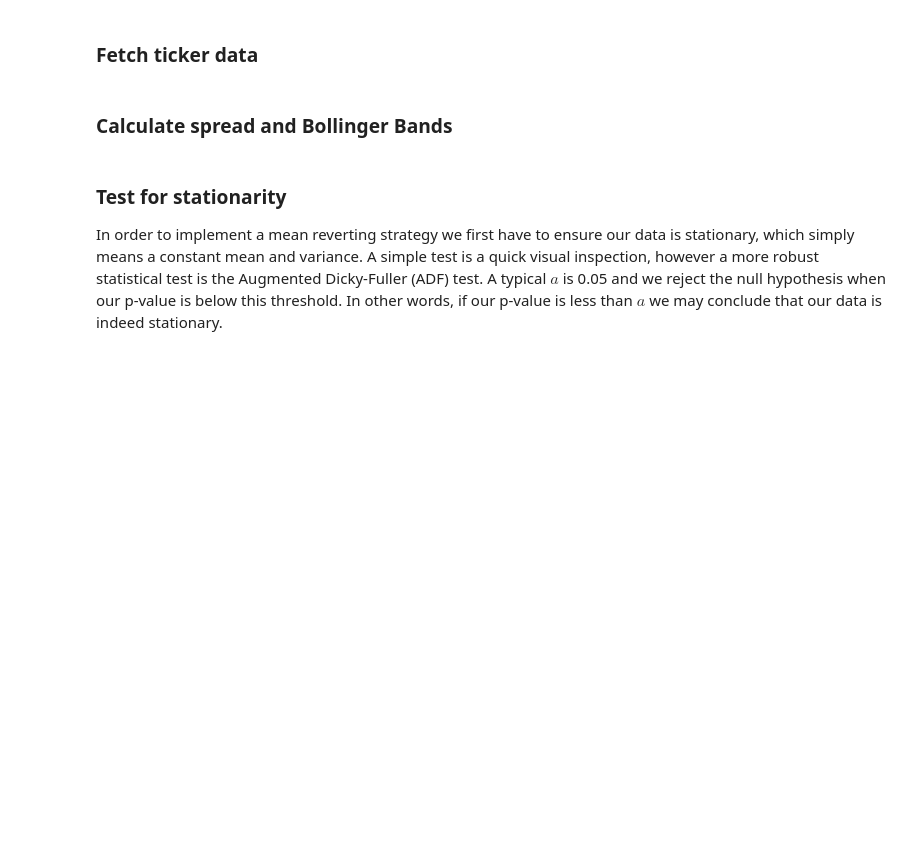
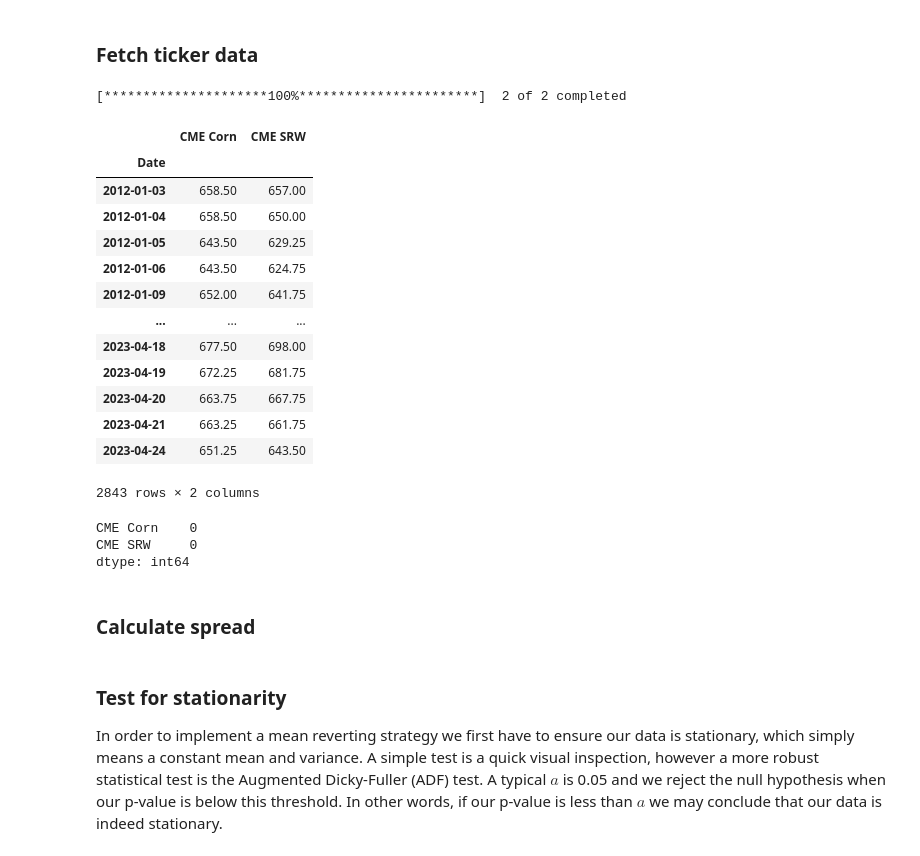
Before and after one commit to vzinkovski/commodities_mean_reversion_pairs_trading, a Jupyter notebook: pairs_trading_mean_reversion.ipynb, the cells around one changed output. Drawn from its saved outputs; the diff is of its cells as text; code cells hidden in the pictures; blank space fills up the shorter version.

```diff
--- a/pairs_trading_mean_reversion.ipynb
+++ b/pairs_trading_mean_reversion.ipynb
@@ -54,6 +55,31 @@ def create_pairs_df(product1_name, product1_ticker, product2_name, product2_tick
   pairs_df.fillna(method='ffill', inplace=True)
 
   return pairs_df
+# %%
+pairs_df = create_pairs_df(product1_name, product1_ticker, product2_name, product2_ticker)
+pairs_df
+# %% [output]
+[*********************100%***********************]  2 of 2 completed
+|  | CME Corn | CME SRW |
+| Date |  |  |
+| 2012-01-03 | 658.50 | 657.00 |
+| 2012-01-04 | 658.50 | 650.00 |
+| 2012-01-05 | 643.50 | 629.25 |
+| 2012-01-06 | 643.50 | 624.75 |
+| 2012-01-09 | 652.00 | 641.75 |
+| ... | ... | ... |
+| 2023-04-18 | 677.50 | 698.00 |
+| 2023-04-19 | 672.25 | 681.75 |
+| 2023-04-20 | 663.75 | 667.75 |
+| 2023-04-21 | 663.25 | 661.75 |
+| 2023-04-24 | 651.25 | 643.50 |
+2843 rows × 2 columns
+# %%
+pairs_df.isna().sum()
+# %% [output]
+CME Corn    0
+CME SRW     0
+dtype: int64
 # %% [markdown]
-### Calculate spread and Bollinger Bands
+### Calculate spread
 # %%
```
Also changed, not shown: parts of 17 cells of this notebook.
